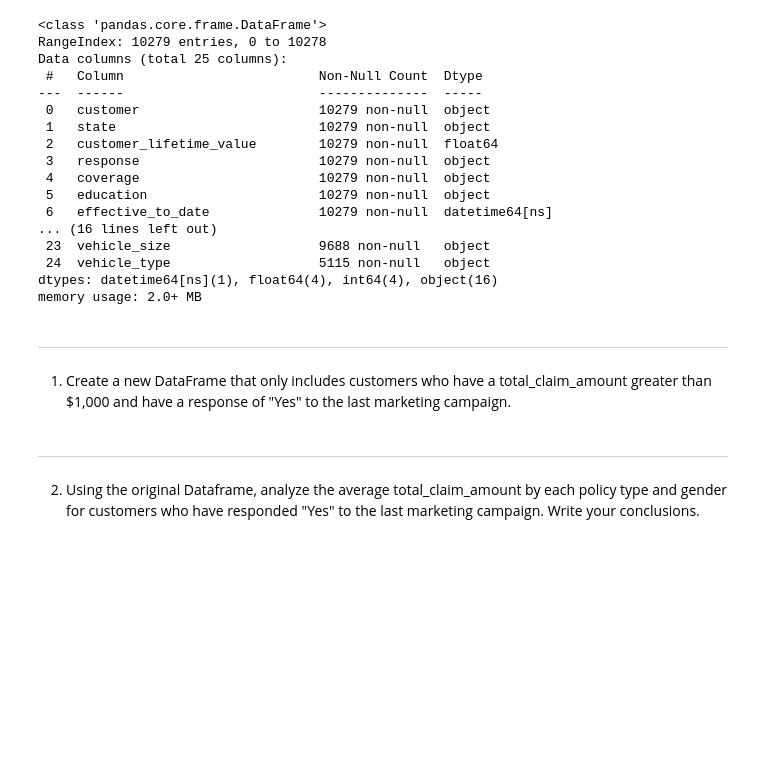
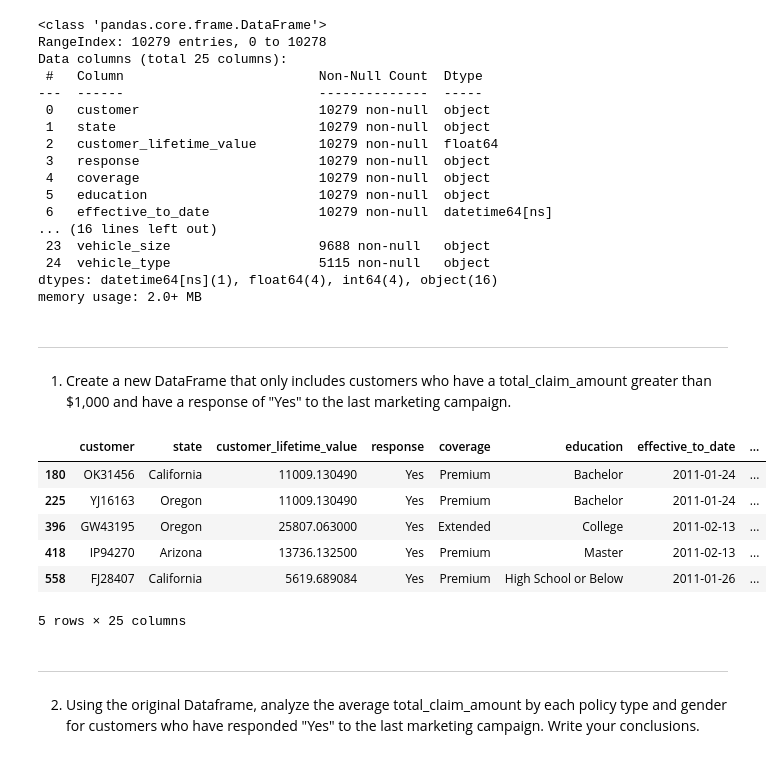
Before and after one commit to henrysoysa/lab-dw-data-aggregation-and-filtering, a Jupyter notebook: lab-dw-aggregating.ipynb, the cells around one changed output. Drawn from its saved outputs; the diff is of its cells as text; code cells hidden in the pictures; blank space fills up the shorter version.

```diff
--- a/lab-dw-aggregating.ipynb
+++ b/lab-dw-aggregating.ipynb
@@ -193,7 +197,17 @@ memory usage: 2.0+ MB
 ---
 1. Create a new DataFrame that only includes customers who have a total_claim_amount greater than $1,000 and have a response of "Yes" to the last marketing campaign.
 # %%
-new_df = df_mkt.loc[(df_mkt['total_claim_amount'] > 1000.00) & (df_mkt['response'] == "Yes")]
+new_df = df_mkt.loc[(df_mkt['total_claim_amount'] > 1000.00)
+                    & (df_mkt['response'] == "Yes")]
+new_df.head()
+# %% [output]
+|  | customer | state | customer_lifetime_value | response | coverage | education | effective_to_date | ... |
+| 180 | OK31456 | California | 11009.130490 | Yes | Premium | Bachelor | 2011-01-24 | ... |
+| 225 | YJ16163 | Oregon | 11009.130490 | Yes | Premium | Bachelor | 2011-01-24 | ... |
+| 396 | GW43195 | Oregon | 25807.063000 | Yes | Extended | College | 2011-02-13 | ... |
+| 418 | IP94270 | Arizona | 13736.132500 | Yes | Premium | Master | 2011-02-13 | ... |
+| 558 | FJ28407 | California | 5619.689084 | Yes | Premium | High School or Below | 2011-01-26 | ... |
+5 rows × 25 columns
 # %% [markdown]
 ---
 2. Using the original Dataframe, analyze the average total_claim_amount by each policy type and gender for customers who have responded "Yes" to the last marketing campaign. Write your conclusions.
```
Also changed, not shown: parts of 4 cells of this notebook.
